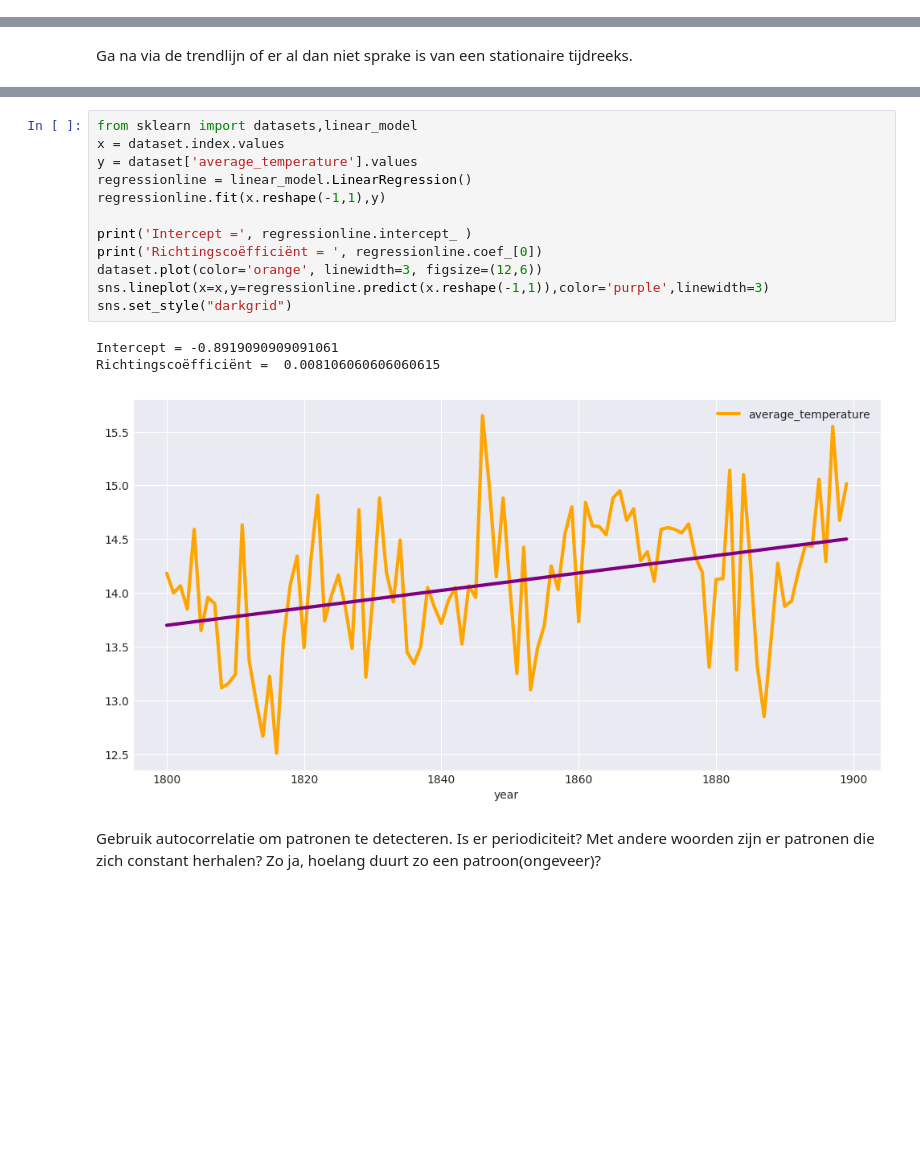
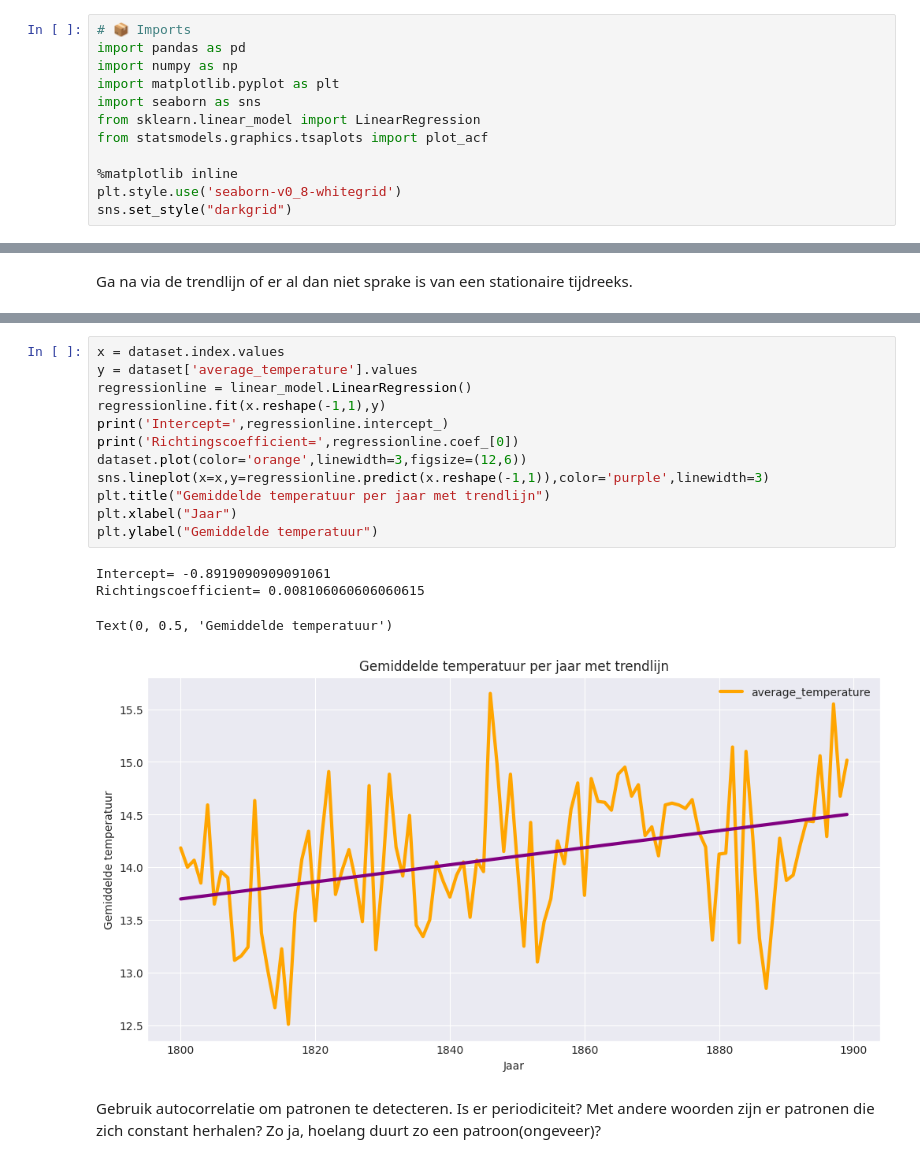
Before and after one commit to pascal-maker/Python, a Jupyter notebook: Labo_06_Stationaire_tijdsreeksen_opdracht.ipynb, the cells around one changed output, grey strips where cells are left out. Cells and saved outputs as stored; diff of their text form; blank space fills up the shorter version.

```diff
--- a/Labo_06_Stationaire_tijdsreeksen_opdracht.ipynb
+++ b/Labo_06_Stationaire_tijdsreeksen_opdracht.ipynb
@@ -318,6 +471,18 @@ dataset.head()
 | 2 | 5.8 |
 | 3 | 4.9 |
 | 4 | 11.7 |
+# %%
+# 📦 Imports
+import pandas as pd
+import numpy as np
+import matplotlib.pyplot as plt
+import seaborn as sns
+from sklearn.linear_model import LinearRegression
+from statsmodels.graphics.tsaplots import plot_acf
+
+%matplotlib inline
+plt.style.use('seaborn-v0_8-whitegrid')
+sns.set_style("darkgrid")
 # %% [markdown]
 Stel de data voor met een passende grafiek die duidelijk het verloop van de hoeveelheid elektriciteit opgewekt en verbruikt weergeeft.
 # %%
@@ -607,19 +723,20 @@ Text(0, 0.5, 'average temperature')
 # %%
-from sklearn import datasets,linear_model
 x = dataset.index.values
 y = dataset['average_temperature'].values
 regressionline = linear_model.LinearRegression()
 regressionline.fit(x.reshape(-1,1),y)
-
-print('Intercept =', regressionline.intercept_ )
-print('Richtingscoëfficiënt = ', regressionline.coef_[0])
-dataset.plot(color='orange', linewidth=3, figsize=(12,6))
+print('Intercept=',regressionline.intercept_)
+print('Richtingscoefficient=',regressionline.coef_[0])
+dataset.plot(color='orange',linewidth=3,figsize=(12,6))
 sns.lineplot(x=x,y=regressionline.predict(x.reshape(-1,1)),color='purple',linewidth=3)
-sns.set_style("darkgrid")
+plt.title("Gemiddelde temperatuur per jaar met trendlijn")
+plt.xlabel("Jaar")
+plt.ylabel("Gemiddelde temperatuur")
 # %% [output]
-Intercept = -0.8919090909091061
-Richtingscoëfficiënt =  0.008106060606060615
+Intercept= -0.8919090909091061
+Richtingscoefficient= 0.008106060606060615
+Text(0, 0.5, 'Gemiddelde temperatuur')
-[figure, old version]
+[figure, new version]
 # %% [markdown]
 Gebruik autocorrelatie om patronen te detecteren. Is er periodiciteit? Met andere woorden zijn er patronen die zich constant herhalen? Zo ja, hoelang duurt zo een patroon(ongeveer)?
 # %%
```
Also changed, not shown: parts of 98 cells of this notebook.
